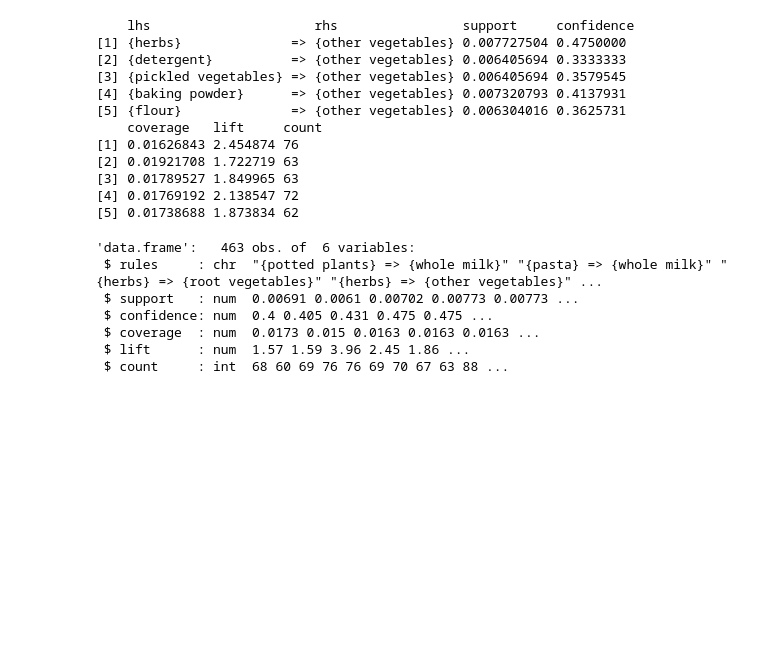
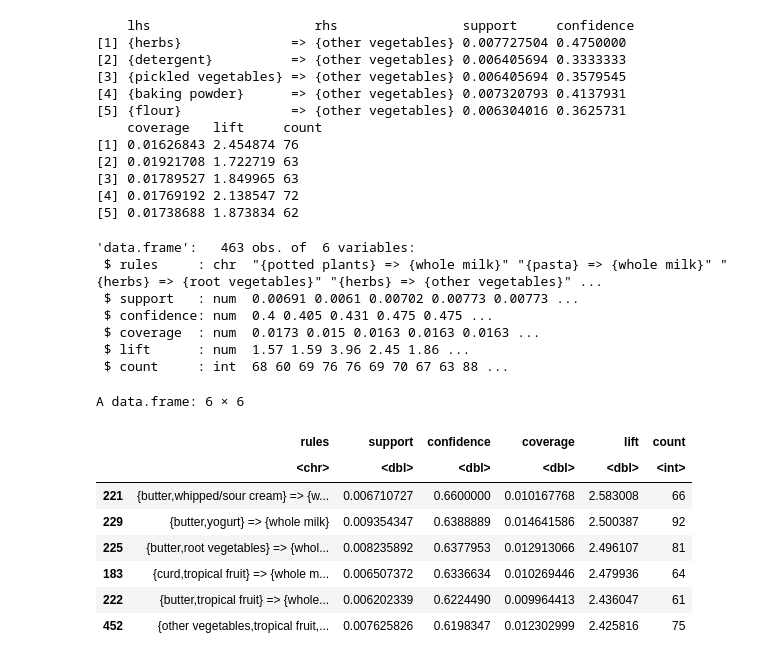
Before and after one commit to ChuquEmeka/Association-Rules, a Jupyter notebook: Association_Rules.ipynb, the cells around one changed output. Drawn from its saved outputs; the diff is of its cells as text; code cells hidden in the pictures; blank space fills up the shorter version.

```diff
--- a/Association_Rules.ipynb
+++ b/Association_Rules.ipynb
@@ -224,3 +224,15 @@ str(grocery_df)
  $ coverage  : num  0.0173 0.015 0.0163 0.0163 0.0163 ...
  $ lift      : num  1.57 1.59 3.96 2.45 1.86 ...
  $ count     : int  68 60 69 76 76 69 70 67 63 88 ...
+# %%
+head(grocery_df[order(-grocery_df$confidence),])
+# %% [output]
+A data.frame: 6 × 6
+|  | rules | support | confidence | coverage | lift | count |
+|  | <chr> | <dbl> | <dbl> | <dbl> | <dbl> | <int> |
+| 221 | {butter,whipped/sour cream} => {w... | 0.006710727 | 0.6600000 | 0.010167768 | 2.583008 | 66 |
+| 229 | {butter,yogurt} => {whole milk} | 0.009354347 | 0.6388889 | 0.014641586 | 2.500387 | 92 |
+| 225 | {butter,root vegetables} => {whol... | 0.008235892 | 0.6377953 | 0.012913066 | 2.496107 | 81 |
+| 183 | {curd,tropical fruit} => {whole m... | 0.006507372 | 0.6336634 | 0.010269446 | 2.479936 | 64 |
+| 222 | {butter,tropical fruit} => {whole... | 0.006202339 | 0.6224490 | 0.009964413 | 2.436047 | 61 |
+| 452 | {other vegetables,tropical fruit,... | 0.007625826 | 0.6198347 | 0.012302999 | 2.425816 | 75 |
```
